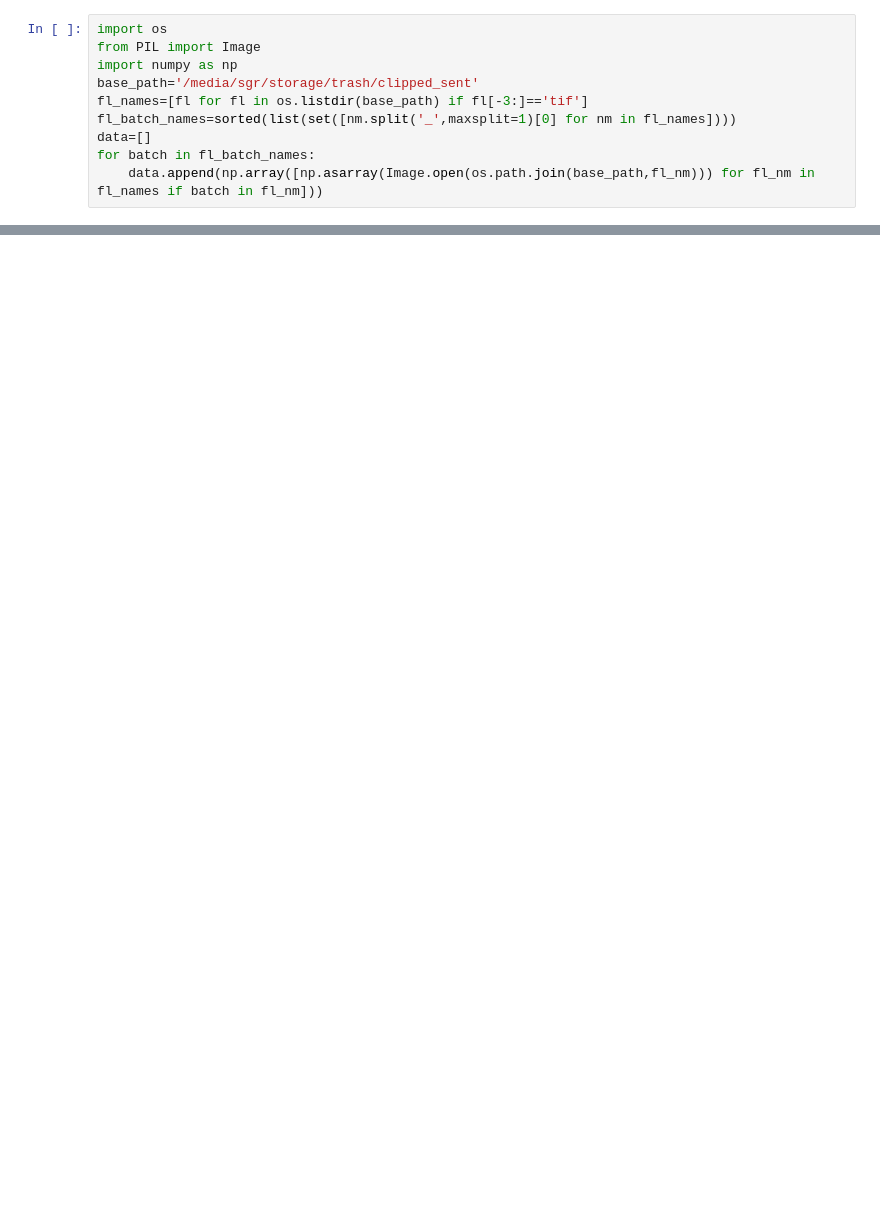
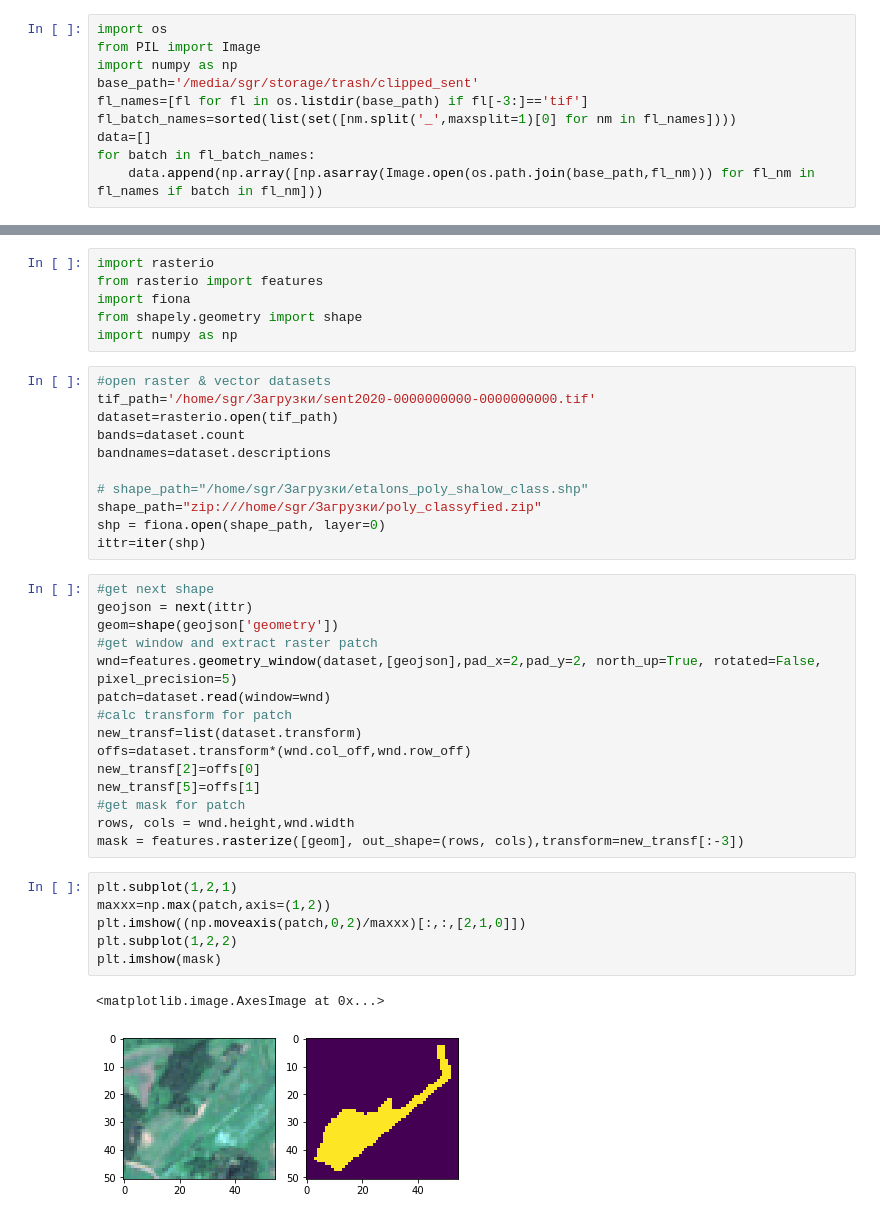
Before and after one commit to sserg-r/cob_tf, a Jupyter notebook: python/example_COB.ipynb, the cells around one changed output, grey strips where cells are left out. Saved outputs shown, nothing was run; the diff lists cells and outputs as text; blank space fills up the shorter version.

```diff
--- a/python/example_COB.ipynb
+++ b/python/example_COB.ipynb
@@ -664,0 +236,41 @@ plt.imshow(get_distanse_raster_from_bin_mask(masked))
+# %%
+import rasterio
+from rasterio import features
+import fiona
+from shapely.geometry import shape
+import numpy as np
+# %%
+#open raster & vector datasets
+tif_path='/home/sgr/Загрузки/sent2020-0000000000-0000000000.tif'
+dataset=rasterio.open(tif_path)
+bands=dataset.count
+bandnames=dataset.descriptions
+
+# shape_path="/home/sgr/Загрузки/etalons_poly_shalow_class.shp"
+shape_path="zip:///home/sgr/Загрузки/poly_classyfied.zip"
+shp = fiona.open(shape_path, layer=0)
+ittr=iter(shp)
+# %%
+#get next shape
+geojson = next(ittr)
+geom=shape(geojson['geometry'])
+#get window and extract raster patch
+wnd=features.geometry_window(dataset,[geojson],pad_x=2,pad_y=2, north_up=True, rotated=False, pixel_precision=5)
+patch=dataset.read(window=wnd)
+#calc transform for patch
+new_transf=list(dataset.transform)
+offs=dataset.transform*(wnd.col_off,wnd.row_off)
+new_transf[2]=offs[0]
+new_transf[5]=offs[1]
+#get mask for patch
+rows, cols = wnd.height,wnd.width
+mask = features.rasterize([geom], out_shape=(rows, cols),transform=new_transf[:-3])
+# %%
+plt.subplot(1,2,1)
+maxxx=np.max(patch,axis=(1,2))
+plt.imshow((np.moveaxis(patch,0,2)/maxxx)[:,:,[2,1,0]])
+plt.subplot(1,2,2)
+plt.imshow(mask)
+# %% [output]
+<matplotlib.image.AxesImage at 0x...>
+[figure, added]
```
Also changed, not shown: parts of 30 cells of this notebook.
